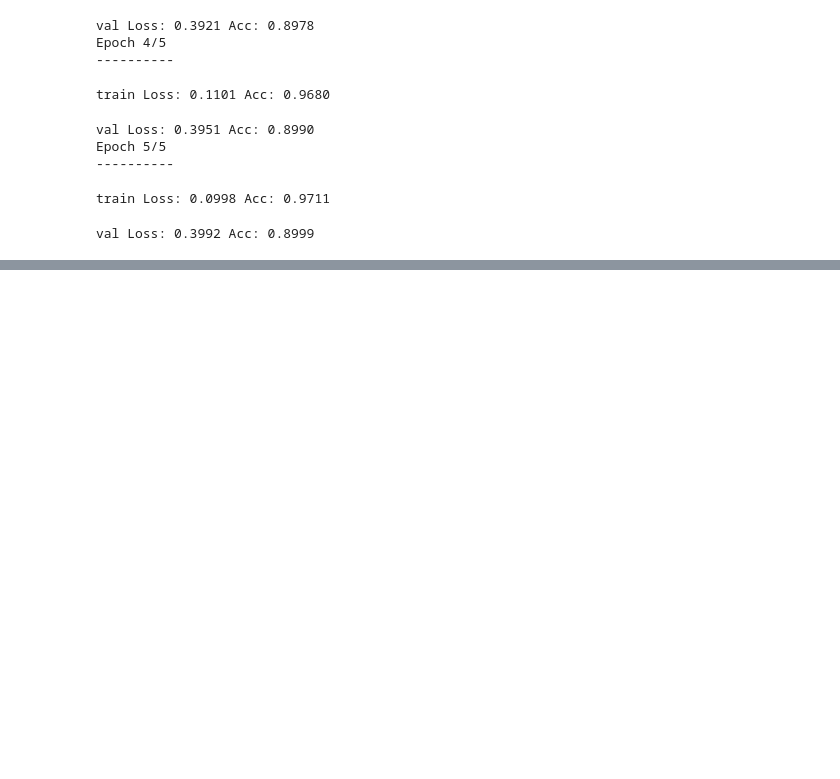
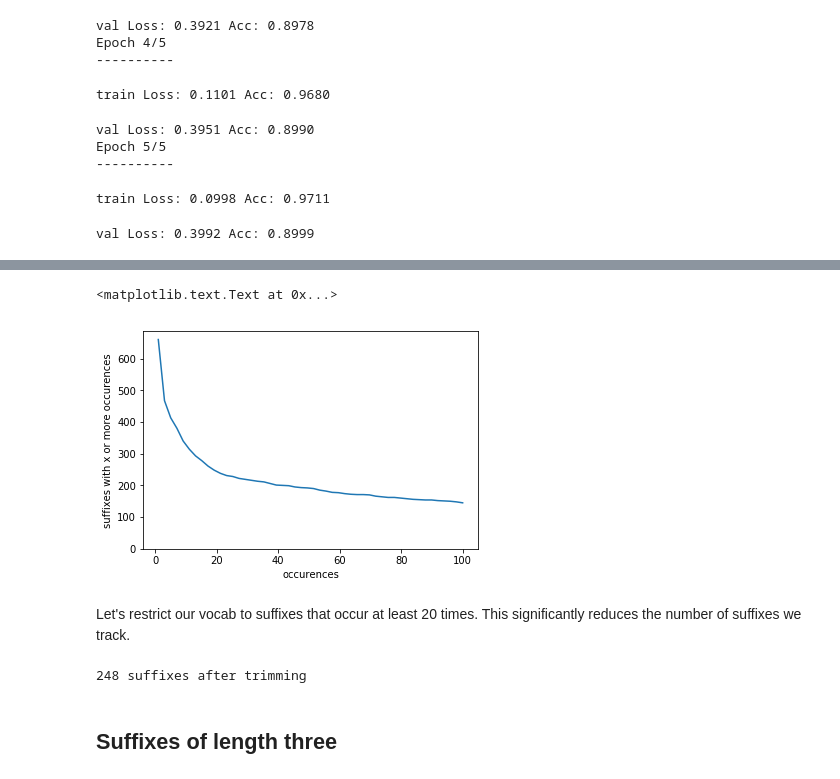
Before and after one commit to gustavgransbo/Data-Science-Playground, a Jupyter notebook: Part of Speech Tagging/4. Part of Speech Tagging - Third attempt with RNN.ipynb, the cells around one changed output, grey strips where cells are left out. Saved outputs shown, nothing was run; the diff lists cells and outputs as text; code cells hidden in the pictures; blank space fills up the shorter version.

```diff
--- a/Part of Speech Tagging/4. Part of Speech Tagging - Third attempt with RNN.ipynb
+++ b/Part of Speech Tagging/4. Part of Speech Tagging - Third attempt with RNN.ipynb
@@ -466,0 +689,7 @@ It would be interesting to try using a GRU instead of LSTM, apply some regulariz
+# %%
+suffix2 = SuffixVocab(train_sentences, 2, threshhold_to_index=20)
+# %%
+suffix2_df = pd.DataFrame(np.asarray([list(suffix2.gram_counts.keys()), list(suffix2.gram_counts.values())]).T , columns=['suffix', 'count'])
+suffix2_df['count'] = suffix2_df['count'].astype(int)
+# %%
+suffix2_df = suffix2_df.sort_values('count', ascending=False)
@@ -466,0 +705,20 @@ It would be interesting to try using a GRU instead of LSTM, apply some regulariz
+# %%
+x = np.linspace(1, 100)
+y = np.array([(suffix2_df['count'] >= i).sum() for i in x])
+# %%
+f = plt.plot(x, y)
+ax = f[0].axes
+ax.set_ylim([0, None])
+ax.set_ylabel('suffixes with x or more occurences')
+ax.set_xlabel('occurences')
+# %% [output]
+<matplotlib.text.Text at 0x...>
+[figure, added]
+# %% [markdown]
+Let's restrict our vocab to suffixes that occur at least 20 times. This significantly reduces the number of suffixes we track.
+# %%
+print("%d suffixes after trimming" %suffix2.n_grams)
+# %% [output]
+248 suffixes after trimming
+# %% [markdown]
+## Suffixes of length three
```
Also changed, not shown: parts of 62 cells of this notebook.
